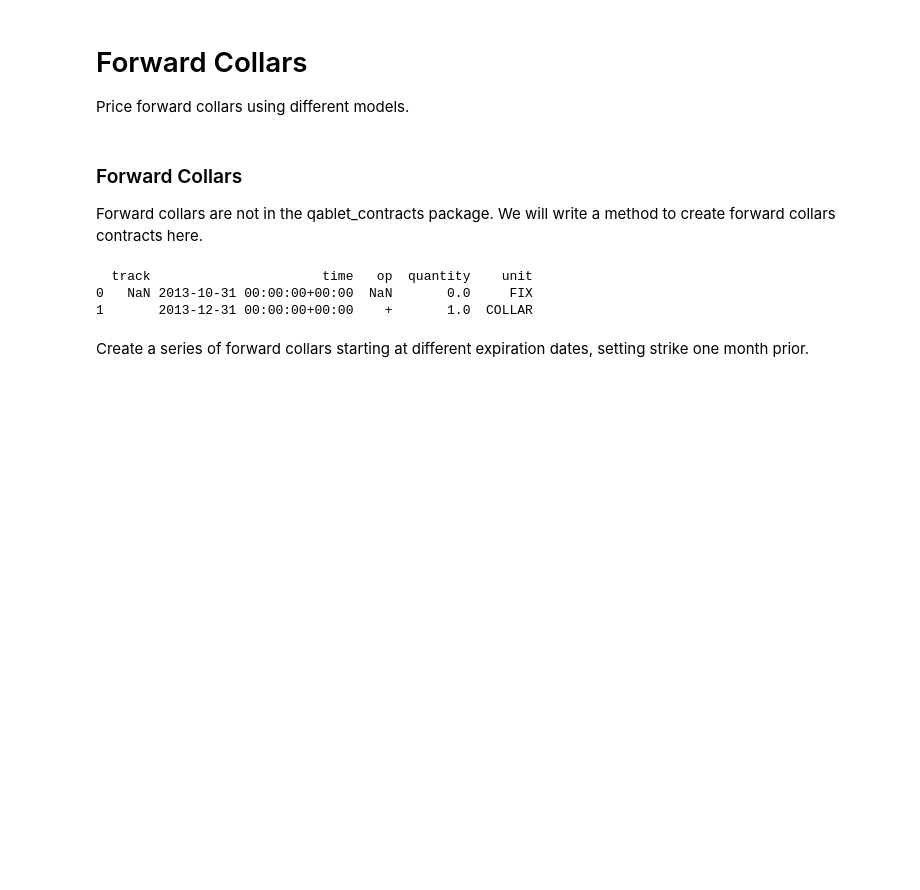
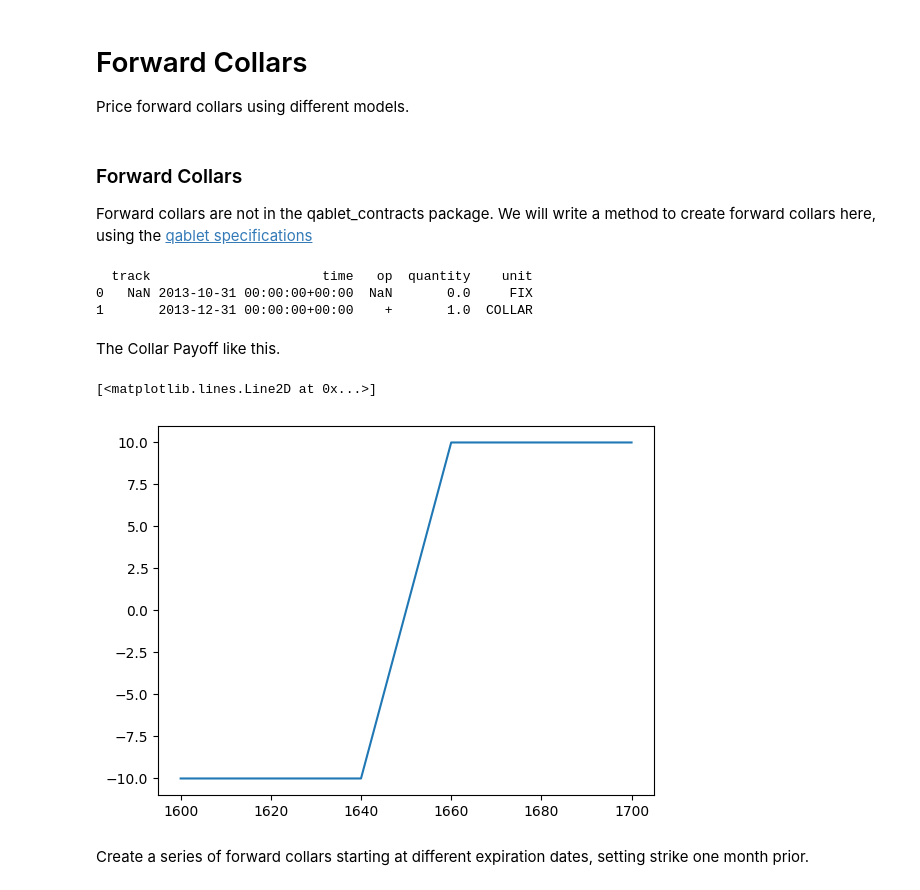
Before and after one commit to qatwalk/eq, a Jupyter notebook: 03_FwdCollars.ipynb, the cells around one changed output. Drawn from its saved outputs; the diff is of its cells as text; code cells hidden in the pictures; blank space fills up the shorter version.

Commit message:
simpler Readme and add plots

```diff
--- a/03_FwdCollars.ipynb
+++ b/03_FwdCollars.ipynb
@@ -13,7 +14,7 @@ from qablet.black_scholes.mc import LVMCModel
 from qablet_contracts.timetable import TS_EVENT_SCHEMA
 # %% [markdown]
 ### Forward Collars
-Forward collars are not in the qablet_contracts package. We will write a method to create forward collars contracts here.
+Forward collars are not in the qablet_contracts package. We will write a method to create forward collars here, using the [qablet specifications](https://qablet.github.io/qablet-contracts/specifications/timetable/)
 # %%
 # Create a Collar
 def fwd_collar_timetable(ticker, strike_rate, width, strike_time, maturity):
@@ -76,6 +77,17 @@ print(timetable["events"].to_pandas())
   track                      time   op  quantity    unit
 0   NaN 2013-10-31 00:00:00+00:00  NaN       0.0     FIX
 1       2013-12-31 00:00:00+00:00    +       1.0  COLLAR
+# %% [markdown]
+The Collar Payoff like this.
+# %%
+K = 1650
+s_vec = np.linspace(K - 50, K + 50, 11)
+fn = timetable["expressions"]["COLLAR"]["fn"]
+pay_vec = fn([s_vec, K])[0]
+plt.plot(s_vec, pay_vec)
+# %% [output]
+[<matplotlib.lines.Line2D at 0x...>]
+[figure, added]
 # %% [markdown]
 Create a series of forward collars starting at different expiration dates, setting strike one month prior.
 # %%
```
Also changed, not shown: parts of 13 cells of this notebook, 3 other files.
